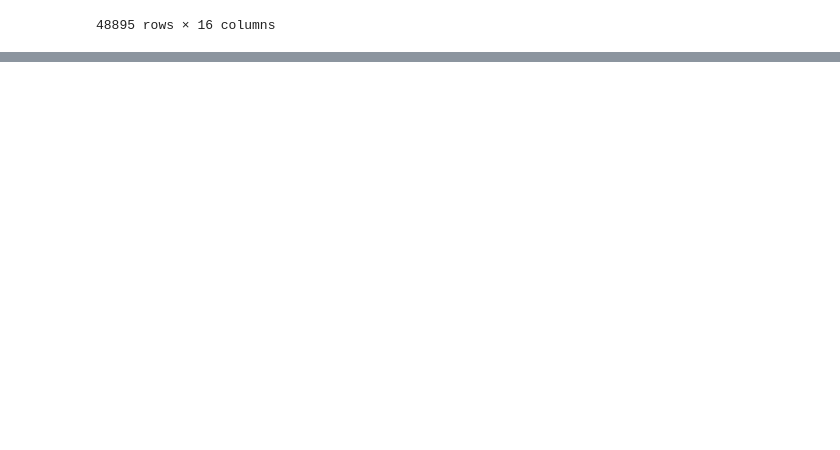
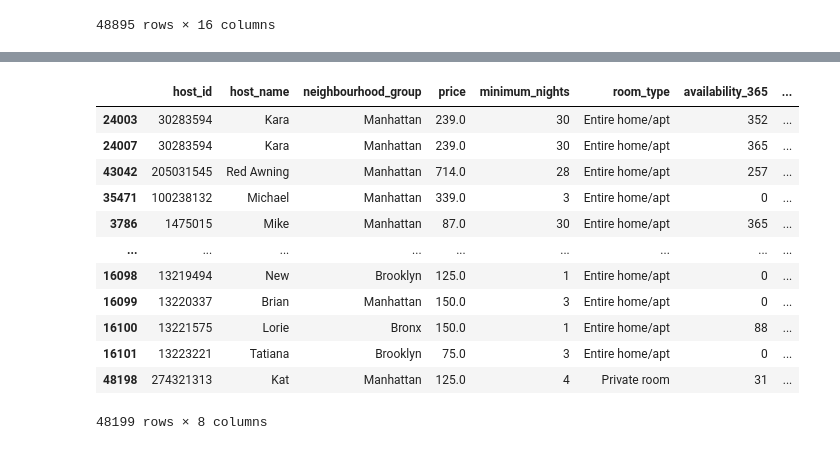
Before and after one commit to aloksingh43/EDA-Airbnb-Bookings-Analysis, a Jupyter notebook: EDA_Airbnb_Bookings_Analysis.ipynb, the cells around one changed output, grey strips where cells are left out. Saved outputs shown, nothing was run; the diff lists cells and outputs as text; code cells hidden in the pictures; blank space fills up the shorter version.

```diff
--- a/EDA_Airbnb_Bookings_Analysis.ipynb
+++ b/EDA_Airbnb_Bookings_Analysis.ipynb
@@ -208,0 +240,18 @@ df_Airbnb.copy()
+# %%
+# take an overview of the data after cleaning and removing unnecessary data
+selected_data = df_Airbnb_copy.groupby(['host_id','host_name','neighbourhood_group','price','minimum_nights','room_type','availability_365'])['number_of_reviews'].count().reset_index()
+selected_data.sort_values(by='number_of_reviews',ascending=False)
+# %% [output]
+|  | host_id | host_name | neighbourhood_group | price | minimum_nights | room_type | availability_365 | ... |
+| 24003 | 30283594 | Kara | Manhattan | 239.0 | 30 | Entire home/apt | 352 | ... |
+| 24007 | 30283594 | Kara | Manhattan | 239.0 | 30 | Entire home/apt | 365 | ... |
+| 43042 | 205031545 | Red Awning | Manhattan | 714.0 | 28 | Entire home/apt | 257 | ... |
+| 35471 | 100238132 | Michael | Manhattan | 339.0 | 3 | Entire home/apt | 0 | ... |
+| 3786 | 1475015 | Mike | Manhattan | 87.0 | 30 | Entire home/apt | 365 | ... |
+| ... | ... | ... | ... | ... | ... | ... | ... | ... |
+| 16098 | 13219494 | New | Brooklyn | 125.0 | 1 | Entire home/apt | 0 | ... |
+| 16099 | 13220337 | Brian | Manhattan | 150.0 | 3 | Entire home/apt | 0 | ... |
+| 16100 | 13221575 | Lorie | Bronx | 150.0 | 1 | Entire home/apt | 88 | ... |
+| 16101 | 13223221 | Tatiana | Brooklyn | 75.0 | 3 | Entire home/apt | 0 | ... |
+| 48198 | 274321313 | Kat | Manhattan | 125.0 | 4 | Private room | 31 | ... |
+48199 rows × 8 columns
```
Also changed, not shown: parts of 3 cells of this notebook.
